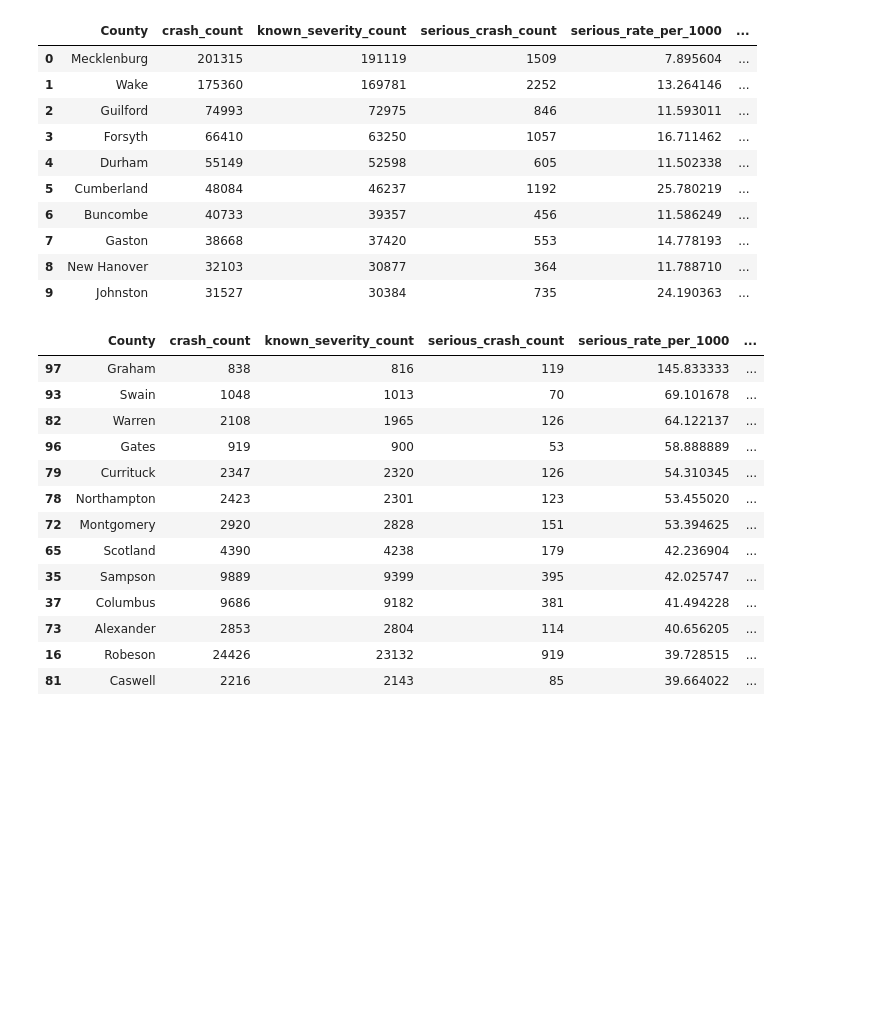
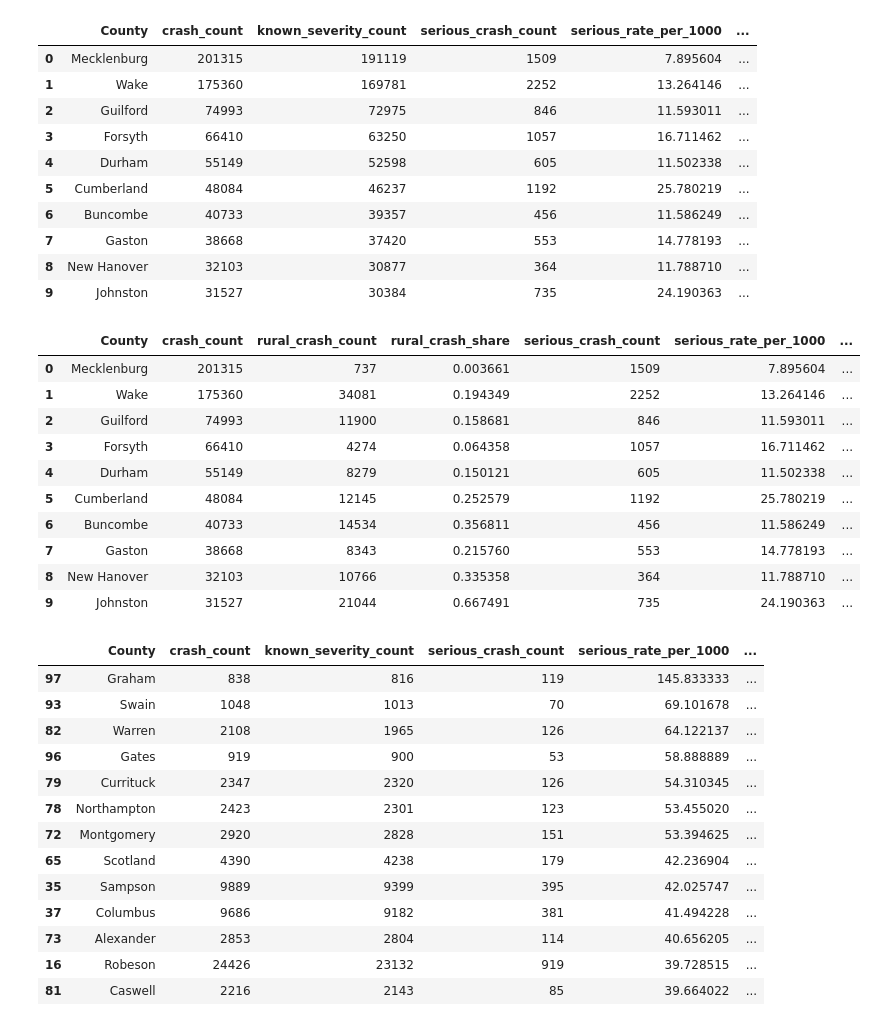
Before and after one commit to debshreechowdhury/nc-road-safety, a Jupyter notebook: notebooks/01_geography_severity_analysis.ipynb, the cells around one changed output. Cells and saved outputs as stored; diff of their text form; code cells hidden in the pictures; blank space fills up the shorter version.

```diff
--- a/notebooks/01_geography_severity_analysis.ipynb
+++ b/notebooks/01_geography_severity_analysis.ipynb
@@ -174,6 +180,34 @@ county_summary.head(10)
 | 7 | Gaston | 38668 | 37420 | 553 | 14.778193 | ... |
 | 8 | New Hanover | 32103 | 30877 | 364 | 11.788710 | ... |
 | 9 | Johnston | 31527 | 30384 | 735 | 24.190363 | ... |
+# %%
+validate_county_coverage(county_summary)
+
+county_analysis = county_summary.copy()
+
+county_analysis[
+    [
+        "County",
+        "crash_count",
+        "rural_crash_count",
+        "rural_crash_share",
+        "serious_crash_count",
+        "serious_rate_per_1000",
+        "severity_multiplier",
+    ]
+].head(10)
+# %% [output]
+|  | County | crash_count | rural_crash_count | rural_crash_share | serious_crash_count | serious_rate_per_1000 | ... |
+| 0 | Mecklenburg | 201315 | 737 | 0.003661 | 1509 | 7.895604 | ... |
+| 1 | Wake | 175360 | 34081 | 0.194349 | 2252 | 13.264146 | ... |
+| 2 | Guilford | 74993 | 11900 | 0.158681 | 846 | 11.593011 | ... |
+| 3 | Forsyth | 66410 | 4274 | 0.064358 | 1057 | 16.711462 | ... |
+| 4 | Durham | 55149 | 8279 | 0.150121 | 605 | 11.502338 | ... |
+| 5 | Cumberland | 48084 | 12145 | 0.252579 | 1192 | 25.780219 | ... |
+| 6 | Buncombe | 40733 | 14534 | 0.356811 | 456 | 11.586249 | ... |
+| 7 | Gaston | 38668 | 8343 | 0.215760 | 553 | 14.778193 | ... |
+| 8 | New Hanover | 32103 | 10766 | 0.335358 | 364 | 11.788710 | ... |
+| 9 | Johnston | 31527 | 21044 | 0.667491 | 735 | 24.190363 | ... |
 # %%
 county_summary.sort_values(
     "serious_rate_per_1000",
```
Also changed, not shown: parts of 36 cells of this notebook, 5 other files.
